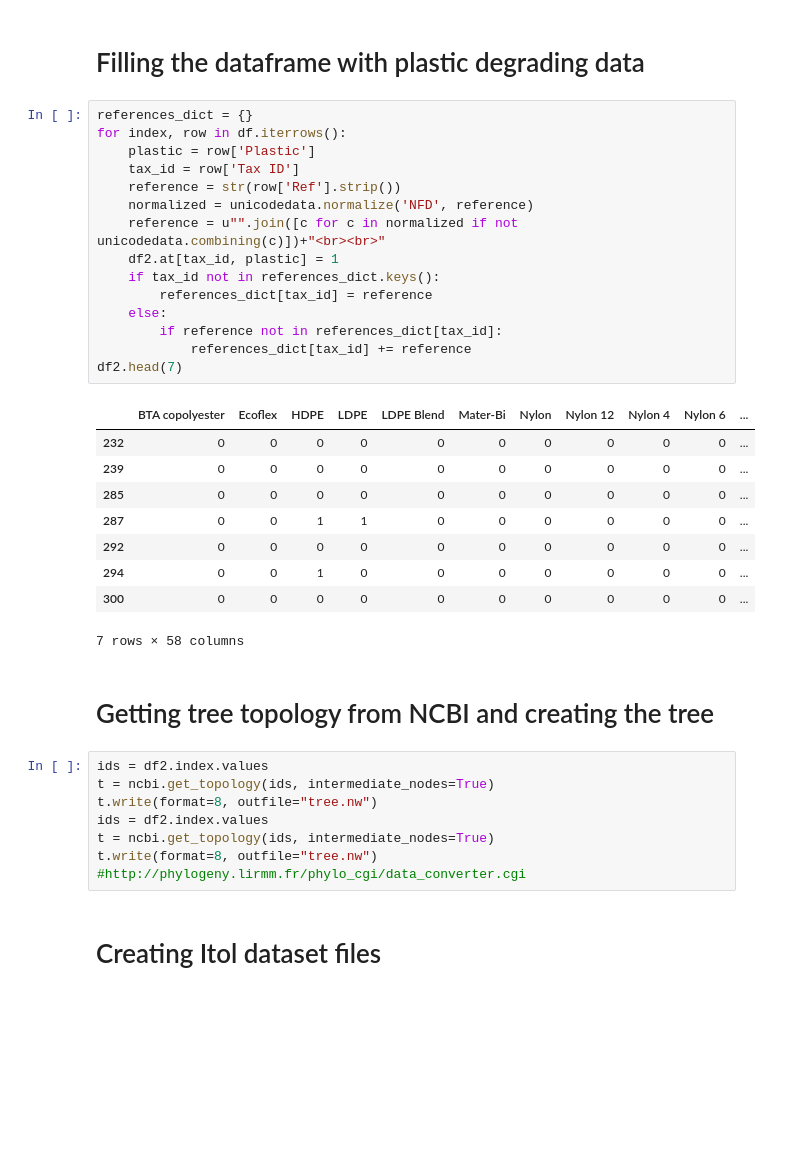
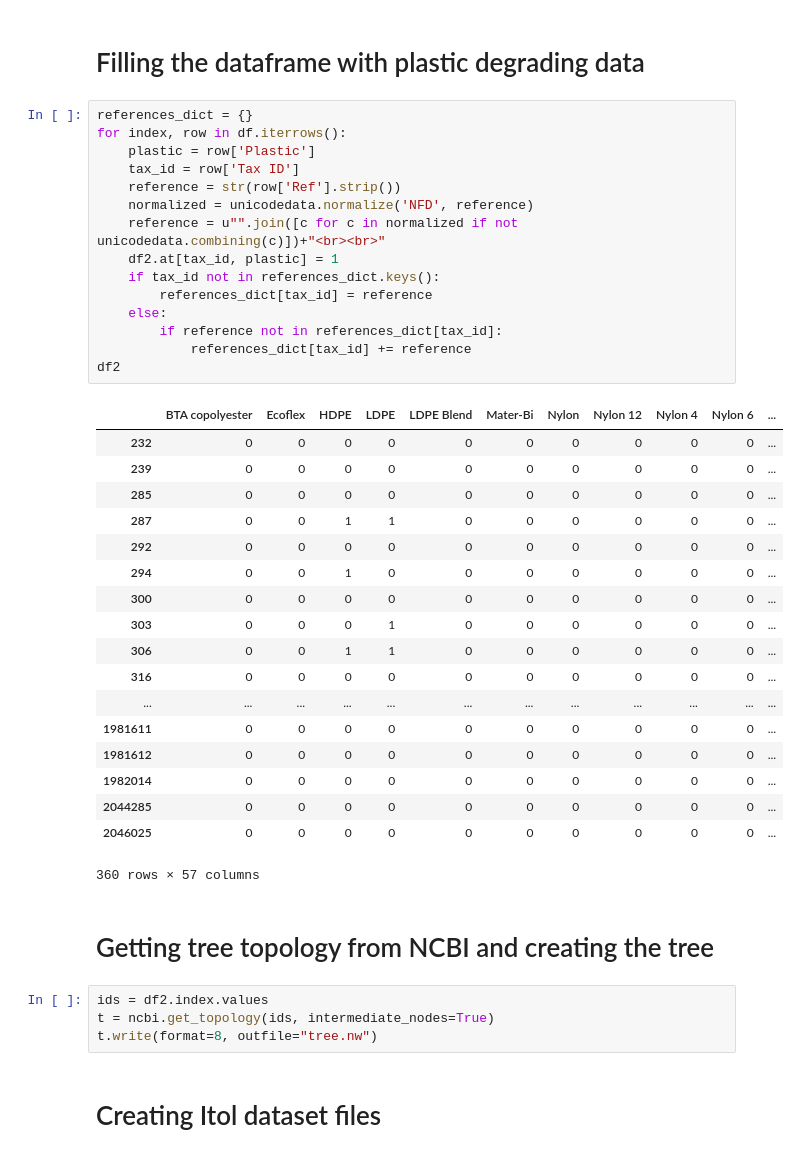
Before and after one commit to VictorGambarini/PlasticDegradersTree, a Jupyter notebook: Tree_tutorial.ipynb, the cells around one changed output. Saved outputs shown, nothing was run; the diff lists cells and outputs as text; blank space fills up the shorter version.

```diff
--- a/Tree_tutorial.ipynb
+++ b/Tree_tutorial.ipynb
@@ -159,28 +170,37 @@ df2.head(7)
 # %%
 references_dict = {}
 for index, row in df.iterrows():
     plastic = row['Plastic']
     tax_id = row['Tax ID']
     reference = str(row['Ref'].strip())
     normalized = unicodedata.normalize('NFD', reference)
     reference = u"".join([c for c in normalized if not unicodedata.combining(c)])+"<br><br>"
     df2.at[tax_id, plastic] = 1
     if tax_id not in references_dict.keys():
         references_dict[tax_id] = reference
     else:
         if reference not in references_dict[tax_id]:
             references_dict[tax_id] += reference
-df2.head(7)
+df2
 # %% [output]
 |  | BTA copolyester | Ecoflex | HDPE | LDPE | LDPE Blend | Mater-Bi | Nylon | Nylon 12 | Nylon 4 | Nylon 6 | ... |
 | 232 | 0 | 0 | 0 | 0 | 0 | 0 | 0 | 0 | 0 | 0 | ... |
 | 239 | 0 | 0 | 0 | 0 | 0 | 0 | 0 | 0 | 0 | 0 | ... |
 | 285 | 0 | 0 | 0 | 0 | 0 | 0 | 0 | 0 | 0 | 0 | ... |
 | 287 | 0 | 0 | 1 | 1 | 0 | 0 | 0 | 0 | 0 | 0 | ... |
 | 292 | 0 | 0 | 0 | 0 | 0 | 0 | 0 | 0 | 0 | 0 | ... |
 | 294 | 0 | 0 | 1 | 0 | 0 | 0 | 0 | 0 | 0 | 0 | ... |
 | 300 | 0 | 0 | 0 | 0 | 0 | 0 | 0 | 0 | 0 | 0 | ... |
+| 303 | 0 | 0 | 0 | 1 | 0 | 0 | 0 | 0 | 0 | 0 | ... |
+| 306 | 0 | 0 | 1 | 1 | 0 | 0 | 0 | 0 | 0 | 0 | ... |
+| 316 | 0 | 0 | 0 | 0 | 0 | 0 | 0 | 0 | 0 | 0 | ... |
+| ... | ... | ... | ... | ... | ... | ... | ... | ... | ... | ... | ... |
+| 1981611 | 0 | 0 | 0 | 0 | 0 | 0 | 0 | 0 | 0 | 0 | ... |
+| 1981612 | 0 | 0 | 0 | 0 | 0 | 0 | 0 | 0 | 0 | 0 | ... |
+| 1982014 | 0 | 0 | 0 | 0 | 0 | 0 | 0 | 0 | 0 | 0 | ... |
+| 2044285 | 0 | 0 | 0 | 0 | 0 | 0 | 0 | 0 | 0 | 0 | ... |
+| 2046025 | 0 | 0 | 0 | 0 | 0 | 0 | 0 | 0 | 0 | 0 | ... |
-7 rows × 58 columns
+360 rows × 57 columns
 # %% [markdown]
 <a id='Getting-tree-topology-from-NCBI-and-creating-the-tree'></a>
 # Getting tree topology from NCBI and creating the tree
@@ -188,10 +208,6 @@ df2.head(7)
 ids = df2.index.values
 t = ncbi.get_topology(ids, intermediate_nodes=True)
 t.write(format=8, outfile="tree.nw")
-ids = df2.index.values
-t = ncbi.get_topology(ids, intermediate_nodes=True)
-t.write(format=8, outfile="tree.nw")
-#http://phylogeny.lirmm.fr/phylo_cgi/data_converter.cgi
 # %% [markdown]
 <a id='Creating-Itol-dataset-files'></a>
 # Creating Itol dataset files
```
Also changed, not shown: parts of 44 cells of this notebook.
